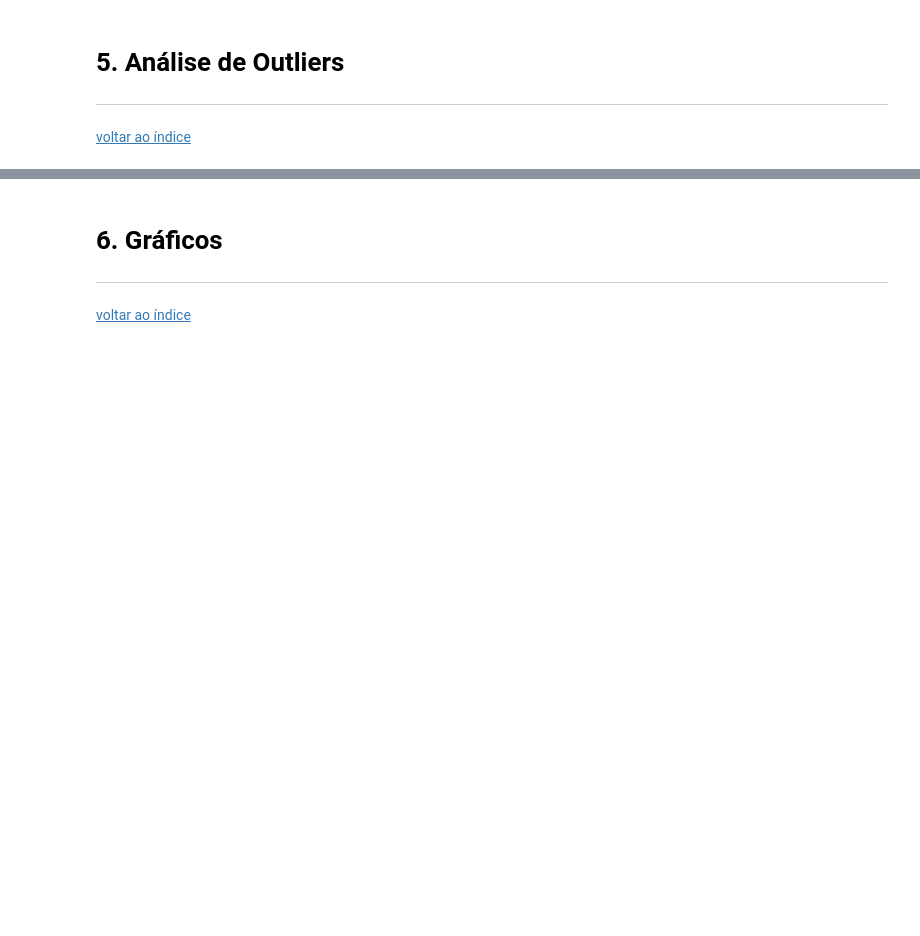
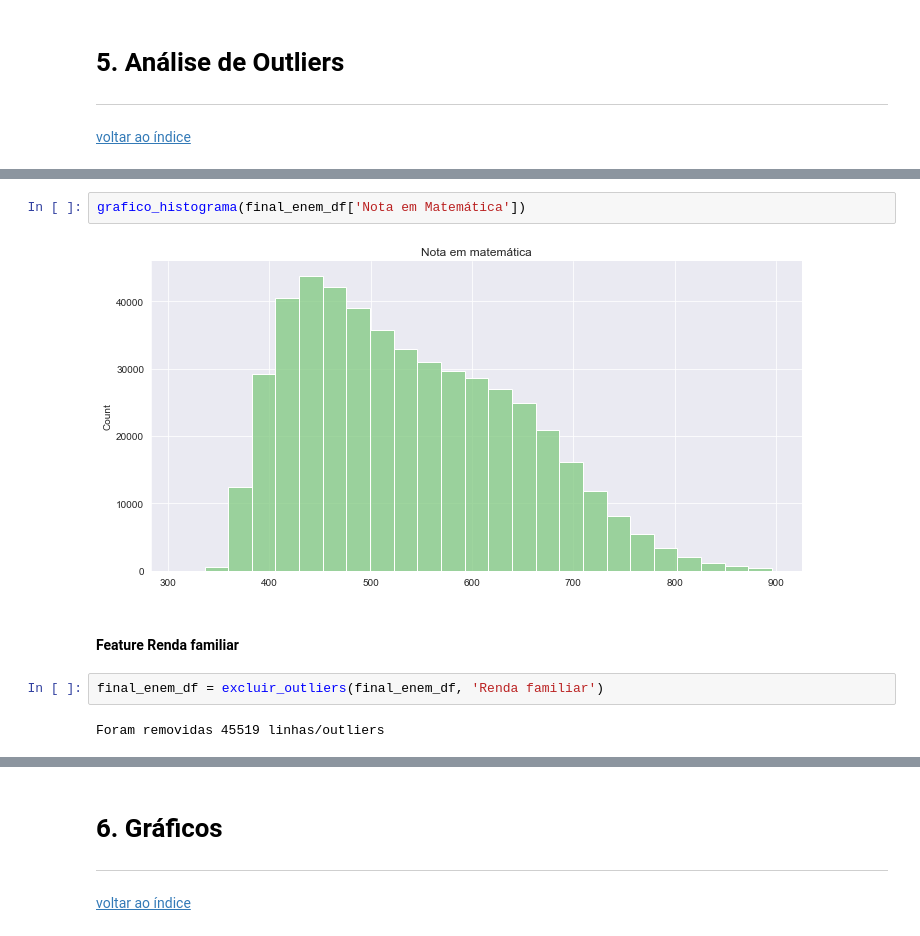
Before and after one commit to ihaveonesun/Projeto-Final-Semantix, a Jupyter notebook: projeto_final_enem.ipynb, the cells around one changed output, grey strips where cells are left out. Saved outputs shown, nothing was run; the diff lists cells and outputs as text; blank space fills up the shorter version.

```diff
--- a/projeto_final_enem.ipynb
+++ b/projeto_final_enem.ipynb
@@ -349,0 +466,10 @@ Para a exclusão de outliers, usarei como regra os valores abaixo de Q1 - 1.5 x
+# %%
+grafico_histograma(final_enem_df['Nota em Matemática'])
+# %% [output]
+[figure, added]
+# %% [markdown]
+#### Feature Renda familiar
+# %%
+final_enem_df = excluir_outliers(final_enem_df, 'Renda familiar')
+# %% [output]
+Foram removidas 45519 linhas/outliers
```
Also changed, not shown: parts of 47 cells of this notebook.
